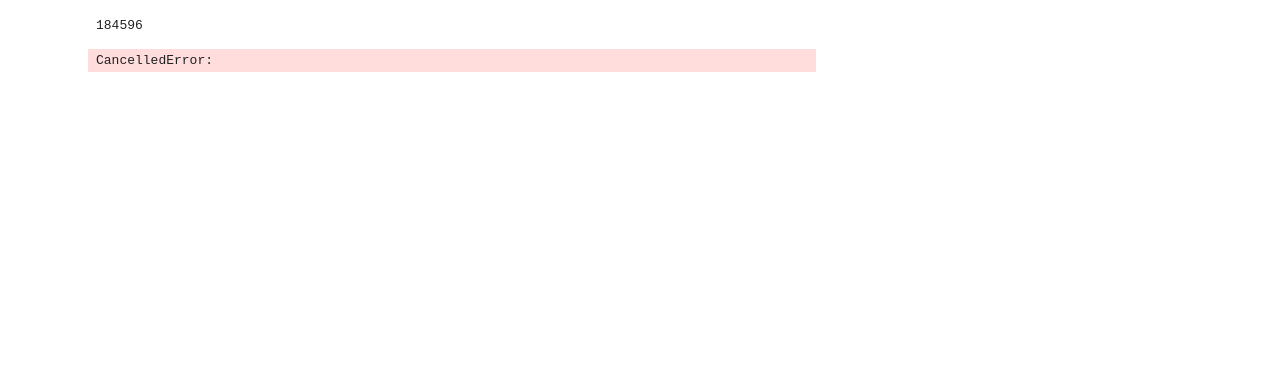
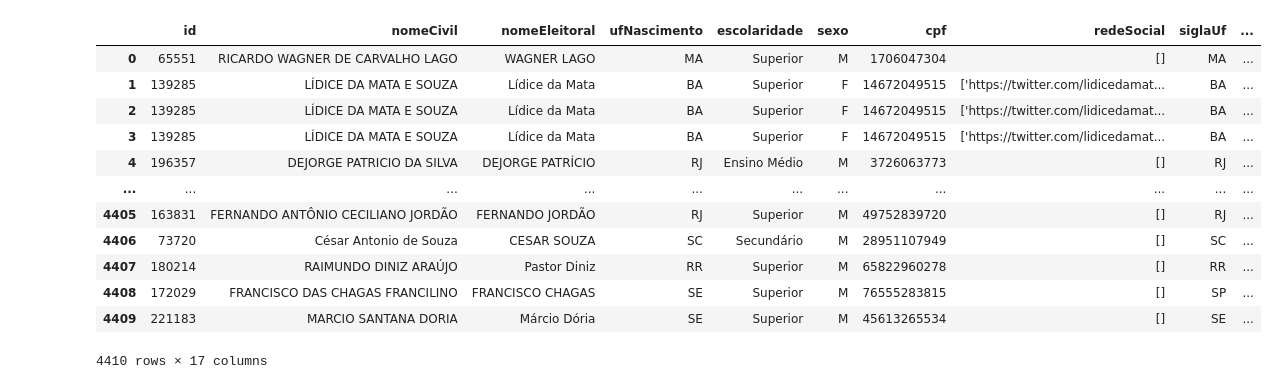
Before and after one commit to cmarquesluizgustavo/Politicians, a Jupyter notebook: analysis.ipynb, the cells around one changed output. Drawn from its saved outputs; the diff is of its cells as text; code cells hidden in the pictures; blank space fills up the shorter version.

```diff
--- a/analysis.ipynb
+++ b/analysis.ipynb
@@ -53,19 +0,0 @@ RVD [] 0
-# %%
-ids = proposicoes['id'].values
-ids.sort()
-ids = list(set(ids))
-len(ids)
-# %% [output]
-184596
-# %%
-tasks = []
-api = CongressAPI(log_level=logging.DEBUG, concurrency_limit=25, sleep_spacing=0.5)
-headers = {'Accept': 'application/json'}
-params = {}
-
-for id in ids:
-    tasks.append(asyncio.create_task(api.make_request(f'https://dadosabertos.camara.leg.br/api/v2/proposicoes/{id}/autores', headers, params)))
-
-results = await asyncio.gather(*tasks)
-# %% [output]
-CancelledError:
@@ -71,0 +10,54 @@ CancelledError:
+# %%
+# Filter out the candidates that are not congresspeople
+candidates = candidates[candidates['DS_CARGO'] == 'DEPUTADO FEDERAL']
+
+# Replace #NE with np.nan
+candidates['DS_COR_RACA'] = candidates['DS_COR_RACA'].replace('#NE', np.nan)
+candidates['DS_COR_RACA'] = candidates['DS_COR_RACA'].replace('NA', np.nan)
+candidates['DS_COR_RACA'] = candidates['DS_COR_RACA'].replace('#NE#', np.nan)
+
+# For the candidates with np.nan, look for the next ANO_ELEICAO and use that
+candidates['DS_COR_RACA'] = candidates.groupby('NM_CANDIDATO')['DS_COR_RACA'].fillna(method='bfill')
+candidates['DS_COR_RACA']
+
+# Filtering important columns
+candidates = candidates[['ANO_ELEICAO', 'DS_OCUPACAO', 'NR_CPF_CANDIDATO',
+                         'DS_GENERO', 'DS_GRAU_INSTRUCAO', 'DS_ESTADO_CIVIL', 'DS_COR_RACA',]]
+
+# Rename columns
+candidates.rename({'NR_CPF_CANDIDATO': "cpf", 'DS_OCUPACAO': 'occupation',
+                   'DS_GENERO': 'gender', 'DS_GRAU_INSTRUCAO': 'education',
+                   'DS_ESTADO_CIVIL': 'marital_status', 'DS_COR_RACA': 'ethnicity',
+                   'ANO_ELEICAO': 'election_year'
+                   }, axis=1, inplace=True)
+
+candidates['election_year'] = candidates['election_year'].astype('int64')
+
+
+# Adding election year to congresspeople and converting cpf to string
+election_year = {57: 2022, 56: 2018, 55: 2014,
+                 54: 2010, 53: 2006, 52: 2002,
+                 51: 1998}
+congresspeople['election_year'] = congresspeople['idLegislatura'].apply(lambda x: election_year[x])
+congresspeople['cpf'] = congresspeople['cpf'].astype(str)
+
+# Drop duplicated congresspeople, keeping the first one. Each congressperson will have only one candidate per election year
+congresspeople = congresspeople.drop_duplicates(subset=['cpf', 'election_year'], keep='first')
+# %%
+# Merge the data, by year and cpf
+congresspeople = congresspeople.merge(candidates, on=['cpf', 'election_year'], how='left')
+congresspeople
+# %% [output]
+|  | id | nomeCivil | nomeEleitoral | ufNascimento | escolaridade | sexo | cpf | redeSocial | siglaUf | ... |
+| 0 | 65551 | RICARDO WAGNER DE CARVALHO LAGO | WAGNER LAGO | MA | Superior | M | 1706047304 | [] | MA | ... |
+| 1 | 139285 | LÍDICE DA MATA E SOUZA | Lídice da Mata | BA | Superior | F | 14672049515 | ['https://twitter.com/lidicedamat... | BA | ... |
+| 2 | 139285 | LÍDICE DA MATA E SOUZA | Lídice da Mata | BA | Superior | F | 14672049515 | ['https://twitter.com/lidicedamat... | BA | ... |
+| 3 | 139285 | LÍDICE DA MATA E SOUZA | Lídice da Mata | BA | Superior | F | 14672049515 | ['https://twitter.com/lidicedamat... | BA | ... |
+| 4 | 196357 | DEJORGE PATRICIO DA SILVA | DEJORGE PATRÍCIO | RJ | Ensino Médio | M | 3726063773 | [] | RJ | ... |
+| ... | ... | ... | ... | ... | ... | ... | ... | ... | ... | ... |
+| 4405 | 163831 | FERNANDO ANTÔNIO CECILIANO JORDÃO | FERNANDO JORDÃO | RJ | Superior | M | 49752839720 | [] | RJ | ... |
+| 4406 | 73720 | César Antonio de Souza | CESAR SOUZA | SC | Secundário | M | 28951107949 | [] | SC | ... |
+| 4407 | 180214 | RAIMUNDO DINIZ ARAÚJO | Pastor Diniz | RR | Superior | M | 65822960278 | [] | RR | ... |
+| 4408 | 172029 | FRANCISCO DAS CHAGAS FRANCILINO | FRANCISCO CHAGAS | SE | Superior | M | 76555283815 | [] | SP | ... |
+| 4409 | 221183 | MARCIO SANTANA DORIA | Márcio Dória | SE | Superior | M | 45613265534 | [] | SE | ... |
+4410 rows × 17 columns
```
Also changed, not shown: parts of 7 cells of this notebook, 8 other files.
